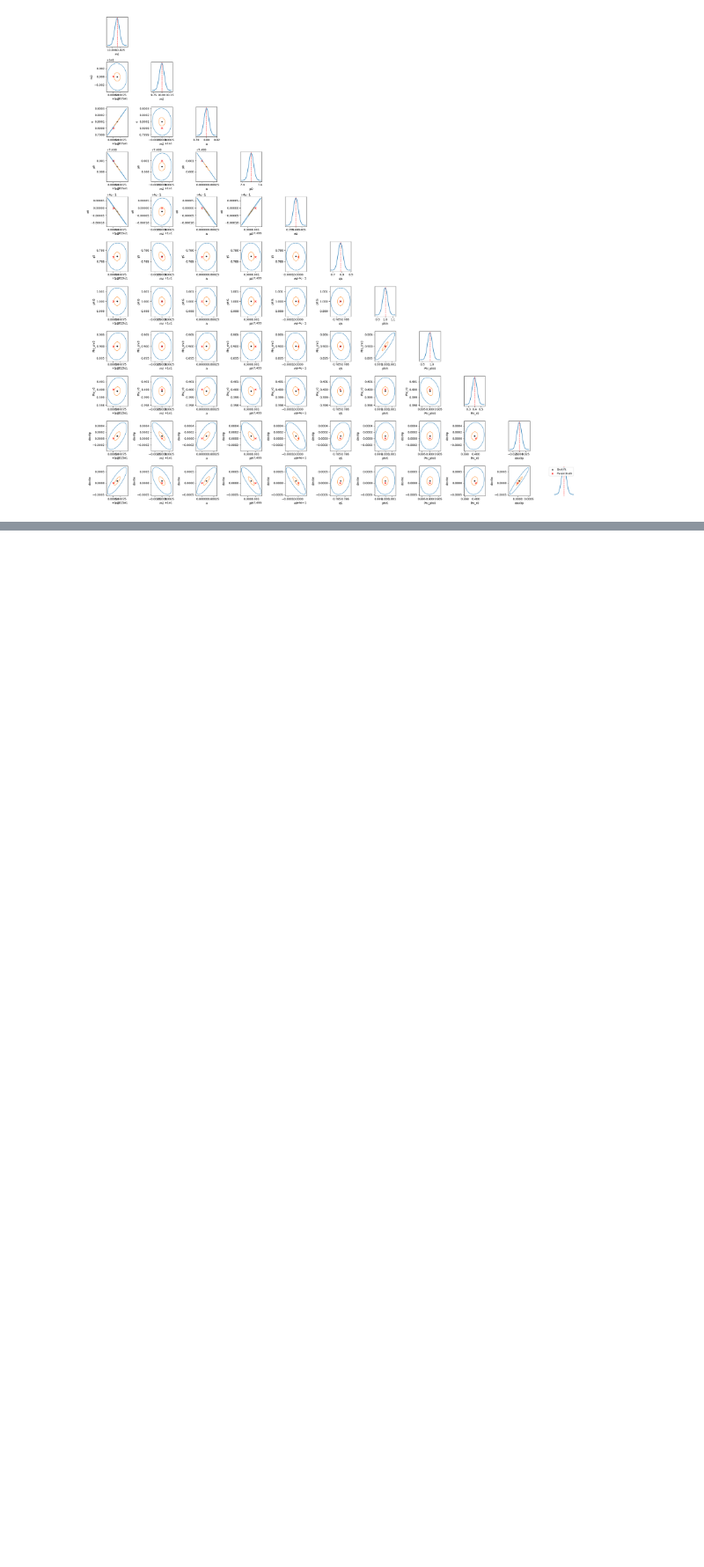
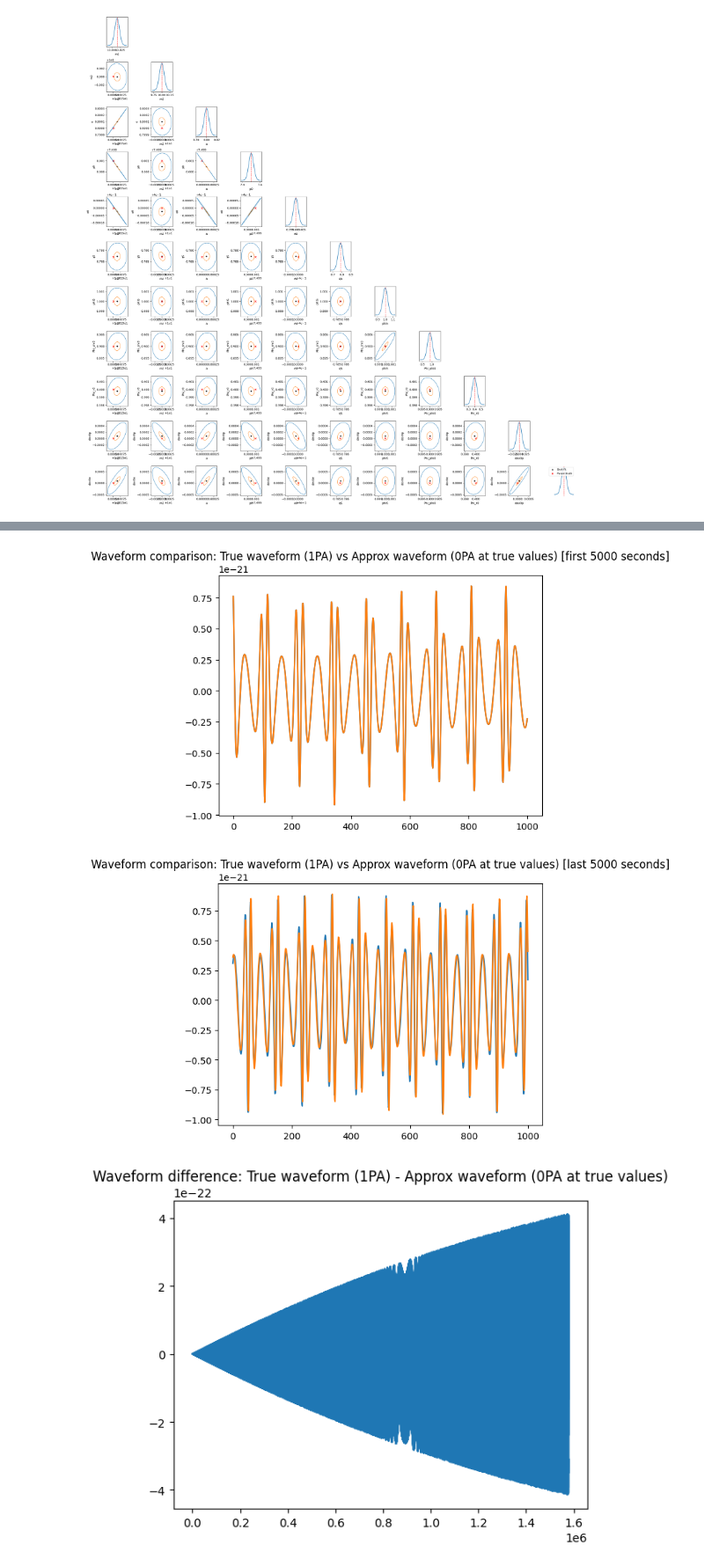
Before and after one commit to rishavrste/SuperKludge_r, a Jupyter notebook: CV_Biases/Best_F_point_analysis/cv_check.ipynb, the cells around one changed output, grey strips where cells are left out. Shown at 88% size. Cells and saved outputs as stored; diff of their text form; code cells hidden in the pictures; blank space fills up the shorter version.

```diff
--- a/CV_Biases/Best_F_point_analysis/cv_check.ipynb
+++ b/CV_Biases/Best_F_point_analysis/cv_check.ipynb
@@ -518,3 +520,9 @@ waveform_true = superkludge_wave(m1_true, m2_true, a_true, p0_true, e0_true, xI0
 waveform_true= xp.asarray(waveform_true)
 fisher_derivs = xp.array(Fisher[0])
 fisher_exact = xp.array(Fisher[-1])
+# %%
+# baseline check - 0PA model at true parameters
+evolve_1PA_approx = False
+add_args = [chi2, evolve_1PA_approx, evolve_primary, evolve_2PA,deviation_included,dev_0_p_true,dev_0_e_true,dev_1_p,dev_1_e,dev_2_p,dev_2_e]
+waveform_approx = superkludge_wave(m1_true, m2_true, a_true, p0_true, e0_true, xI0_true, dist_true, qS_true, phiS_true, qK_true, phiK_true, Phi_phi0_true, Phi_theta0_true, Phi_r0_true, *add_args, dt=dt, T=T)
+waveform_approx= xp.asarray(waveform_approx)
@@ -520,0 +579,19 @@ fisher_exact = xp.array(Fisher[-1])
+# %%
+plt.plot(waveform_true[0][0:1000].get())
+plt.plot(waveform_approx[0][0:1000].get())
+plt.title('Waveform comparison: True waveform (1PA) vs Approx waveform (0PA at true values) [first 5000 seconds]')
+plt.show()
+
+plt.plot(waveform_true[0][-1000:].get())
+plt.plot(waveform_approx[0][-1000:].get())
+plt.title('Waveform comparison: True waveform (1PA) vs Approx waveform (0PA at true values) [last 5000 seconds]')
+plt.show()
+# waveform_approx
+# waveform_best_fit
+plt.plot((waveform_true[0]-waveform_approx[0]).get())
+plt.title('Waveform difference: True waveform (1PA) - Approx waveform (0PA at true values)')
+plt.show()
+# %% [output]
+[figure, added]
+[figure, added]
+[figure, added]
```
Also changed, not shown: parts of 19 cells of this notebook, 5 other files.
